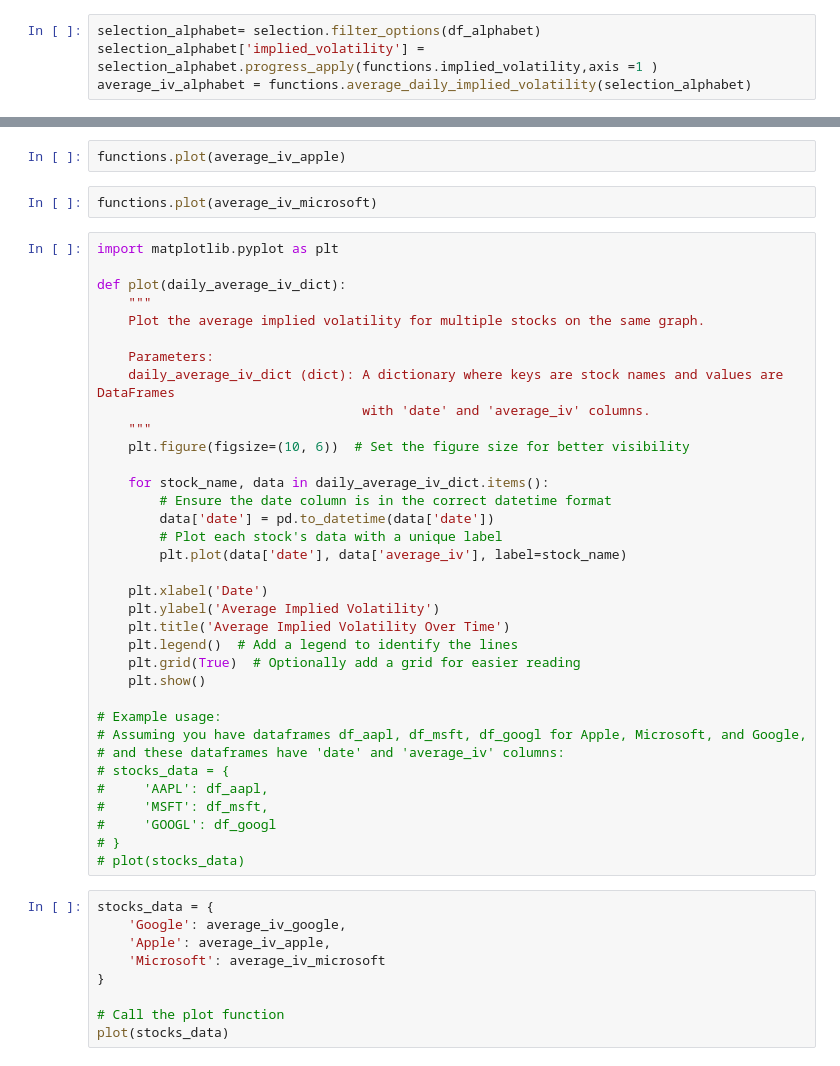
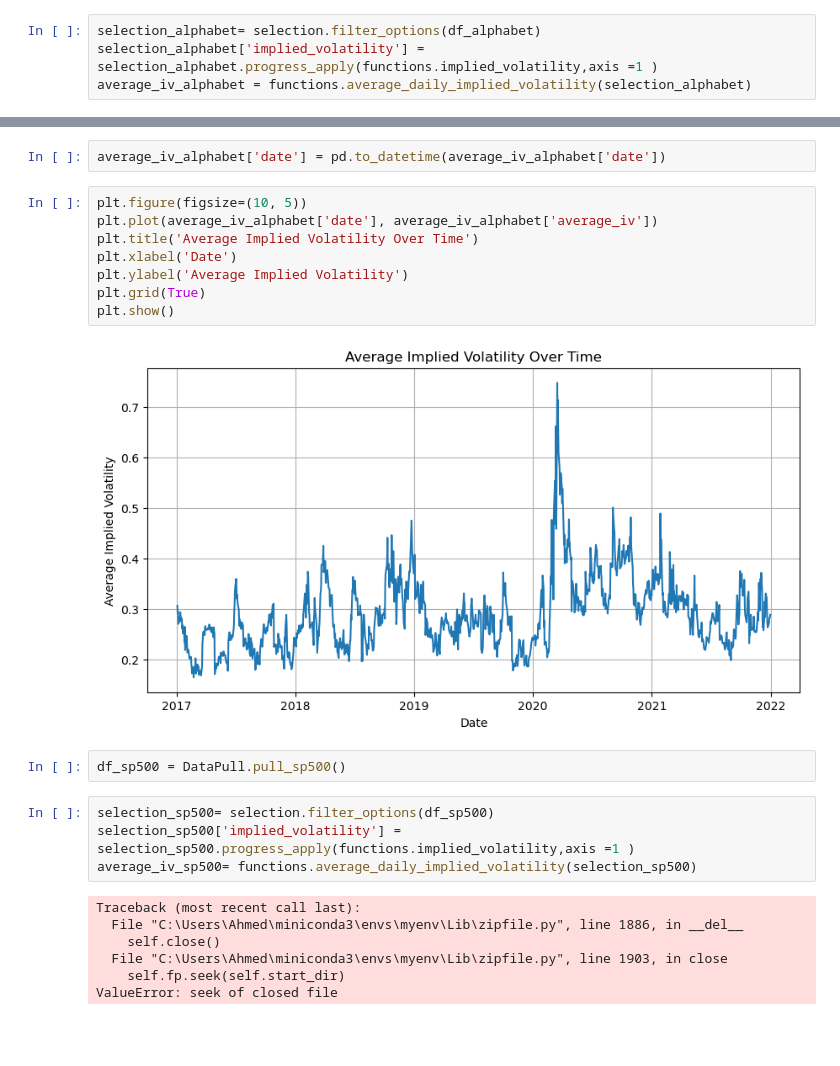
Before and after one commit to Ahmed-haji/ThesisProject, a Jupyter notebook: Jupyterlab/Untitled (1).ipynb, the cells around one changed output, grey strips where cells are left out. Saved outputs shown, nothing was run; the diff lists cells and outputs as text; blank space fills up the shorter version.

```diff
--- a/Jupyterlab/Untitled (1).ipynb
+++ b/Jupyterlab/Untitled (1).ipynb
@@ -51,48 +20,25 @@ functions.plot(average_iv_google)
-# %%
-functions.plot(average_iv_apple)
-# %%
-functions.plot(average_iv_microsoft)
-# %%
-import matplotlib.pyplot as plt
-
-def plot(daily_average_iv_dict):
-    """
-    Plot the average implied volatility for multiple stocks on the same graph.
-
-    Parameters:
-    daily_average_iv_dict (dict): A dictionary where keys are stock names and values are DataFrames
-                                  with 'date' and 'average_iv' columns.
-    """
-    plt.figure(figsize=(10, 6))  # Set the figure size for better visibility
-
-    for stock_name, data in daily_average_iv_dict.items():
-        # Ensure the date column is in the correct datetime format
-        data['date'] = pd.to_datetime(data['date'])
-        # Plot each stock's data with a unique label
-        plt.plot(data['date'], data['average_iv'], label=stock_name)
-
-    plt.xlabel('Date')
-    plt.ylabel('Average Implied Volatility')
-    plt.title('Average Implied Volatility Over Time')
-    plt.legend()  # Add a legend to identify the lines
-    plt.grid(True)  # Optionally add a grid for easier reading
-    plt.show()
-
-# Example usage:
-# Assuming you have dataframes df_aapl, df_msft, df_googl for Apple, Microsoft, and Google,
-# and these dataframes have 'date' and 'average_iv' columns:
-# stocks_data = {
-#     'AAPL': df_aapl,
-#     'MSFT': df_msft,
-#     'GOOGL': df_googl
-# }
-# plot(stocks_data)
-# %%
-stocks_data = {
-    'Google': average_iv_google,
-    'Apple': average_iv_apple,
-    'Microsoft': average_iv_microsoft
-}
-
-# Call the plot function
-plot(stocks_data)
+# %%
+average_iv_alphabet['date'] = pd.to_datetime(average_iv_alphabet['date'])
+# %%
+plt.figure(figsize=(10, 5))
+plt.plot(average_iv_alphabet['date'], average_iv_alphabet['average_iv'])
+plt.title('Average Implied Volatility Over Time')
+plt.xlabel('Date')
+plt.ylabel('Average Implied Volatility')
+plt.grid(True)
+plt.show()
+# %% [output]
+[figure, added]
+# %%
+df_sp500 = DataPull.pull_sp500()
+# %%
+selection_sp500= selection.filter_options(df_sp500)
+selection_sp500['implied_volatility'] = selection_sp500.progress_apply(functions.implied_volatility,axis =1 )
+average_iv_sp500= functions.average_daily_implied_volatility(selection_sp500)
+# %% [output]
+Traceback (most recent call last):
+  File "C:\Users\Ahmed\miniconda3\envs\myenv\Lib\zipfile.py", line 1886, in __del__
+    self.close()
+  File "C:\Users\Ahmed\miniconda3\envs\myenv\Lib\zipfile.py", line 1903, in close
+    self.fp.seek(self.start_dir)
+ValueError: seek of closed file
```
Also changed, not shown: parts of 11 cells of this notebook, 5 other files.
